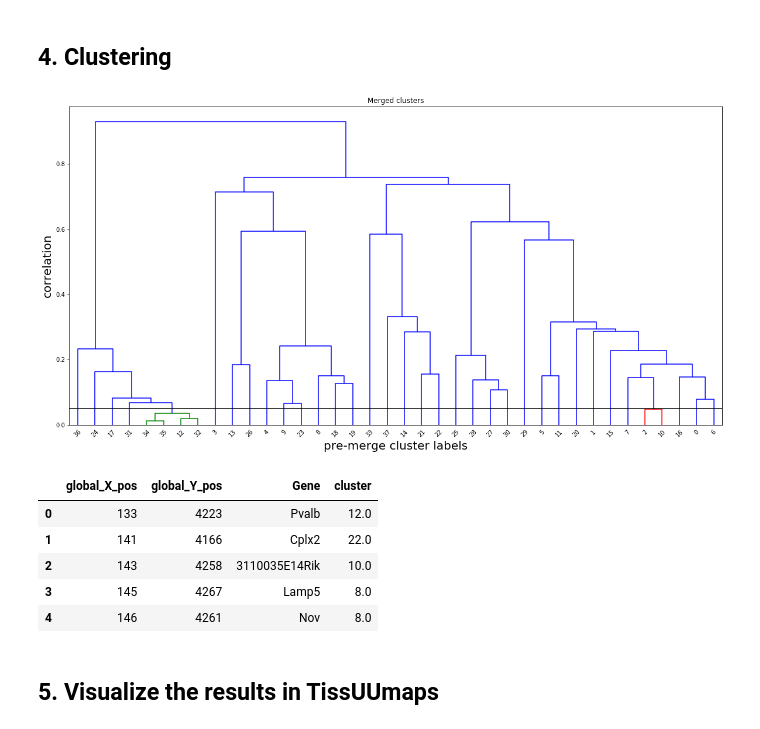
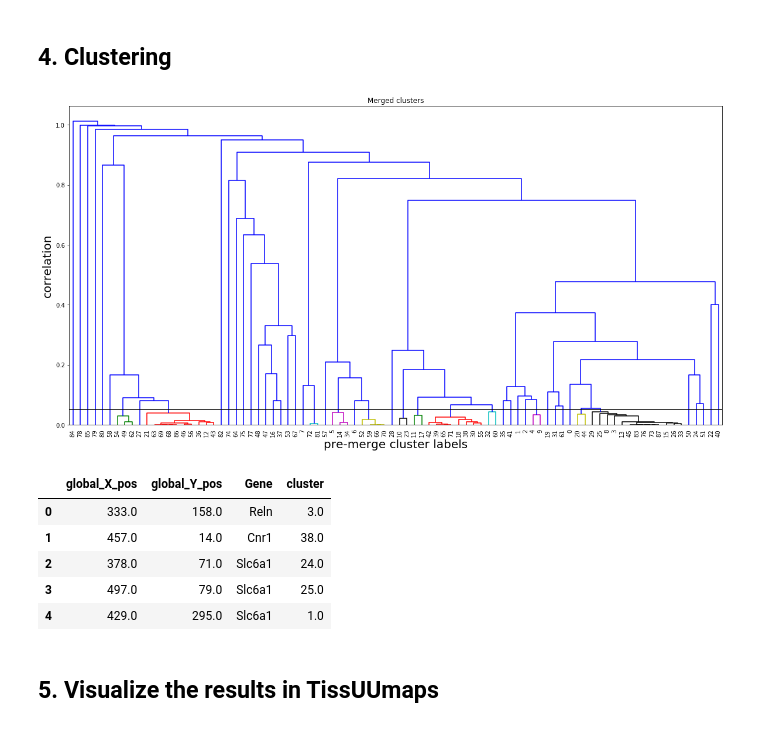
Before and after one commit to TissUUmaps/TissUUmaps, a Jupyter notebook: examples/spage2vec_TM.ipynb, the cells around one changed output. Drawn from its saved outputs; the diff is of its cells as text; code cells hidden in the pictures.

```diff
--- a/examples/spage2vec_TM.ipynb
+++ b/examples/spage2vec_TM.ipynb
@@ -64,0 +51,7 @@ barcodes_df.head()
+# %%
+# Load spot data for 4_1 right ISS dataset
+file_name = 'ISTDECO_Hippocampus'
+barcodes_df = pd.read_csv('./data/ISTDECO/'+ file_name + "_spots.csv", sep = ",", names=['global_X_pos','global_Y_pos','Gene'],header=0)
+# Gene panel taglist
+tagList_df = pd.DataFrame(set(barcodes_df['Gene']), columns=['Gene'])
+barcodes_df.head()
@@ -287,7 +285,7 @@ np.save('./data/pciSeq_CA1Dapi/'+ 'embedding_'+file_name+'.npy',node_embeddings)
 # %% [markdown]
 ## 4. Clustering
 # %%
-node_embeddings = np.load('./data/pciSeq_CA1Dapi/'+ 'embedding_'+file_name+'.npy')
+node_embeddings = np.load('./data/ISTDECO/'+ 'embedding_'+file_name+'.npy')
 # %%
 #clustering
 def clustering(embedding, barcodes):
@@ -403,17 +401,17 @@ for macro_go in np.unique(hm_merge):
 barcodes_df['cluster'] = barcodes_df['macro_cluster']
 del barcodes_df['macro_cluster']
 # %% [output]
-[figure, old version]
+[figure, new version]
 # %%
-barcodes_df.to_csv('./data/pciSeq_CA1Dapi/'+ file_name + '_clustered.csv')
+barcodes_df.to_csv('./data/ISTDECO/'+ file_name + '_clustered.csv')
 barcodes_df.head()
 # %% [output]
 |  | global_X_pos | global_Y_pos | Gene | cluster |
-| 0 | 133 | 4223 | Pvalb | 12.0 |
-| 1 | 141 | 4166 | Cplx2 | 22.0 |
-| 2 | 143 | 4258 | 3110035E14Rik | 10.0 |
-| 3 | 145 | 4267 | Lamp5 | 8.0 |
-| 4 | 146 | 4261 | Nov | 8.0 |
+| 0 | 333.0 | 158.0 | Reln | 3.0 |
+| 1 | 457.0 | 14.0 | Cnr1 | 38.0 |
+| 2 | 378.0 | 71.0 | Slc6a1 | 24.0 |
+| 3 | 497.0 | 79.0 | Slc6a1 | 25.0 |
+| 4 | 429.0 | 295.0 | Slc6a1 | 1.0 |
 # %% [markdown]
 ## 5. Visualize the results in TissUUmaps
 # %%
```
Also changed, not shown: parts of 11 cells of this notebook.
